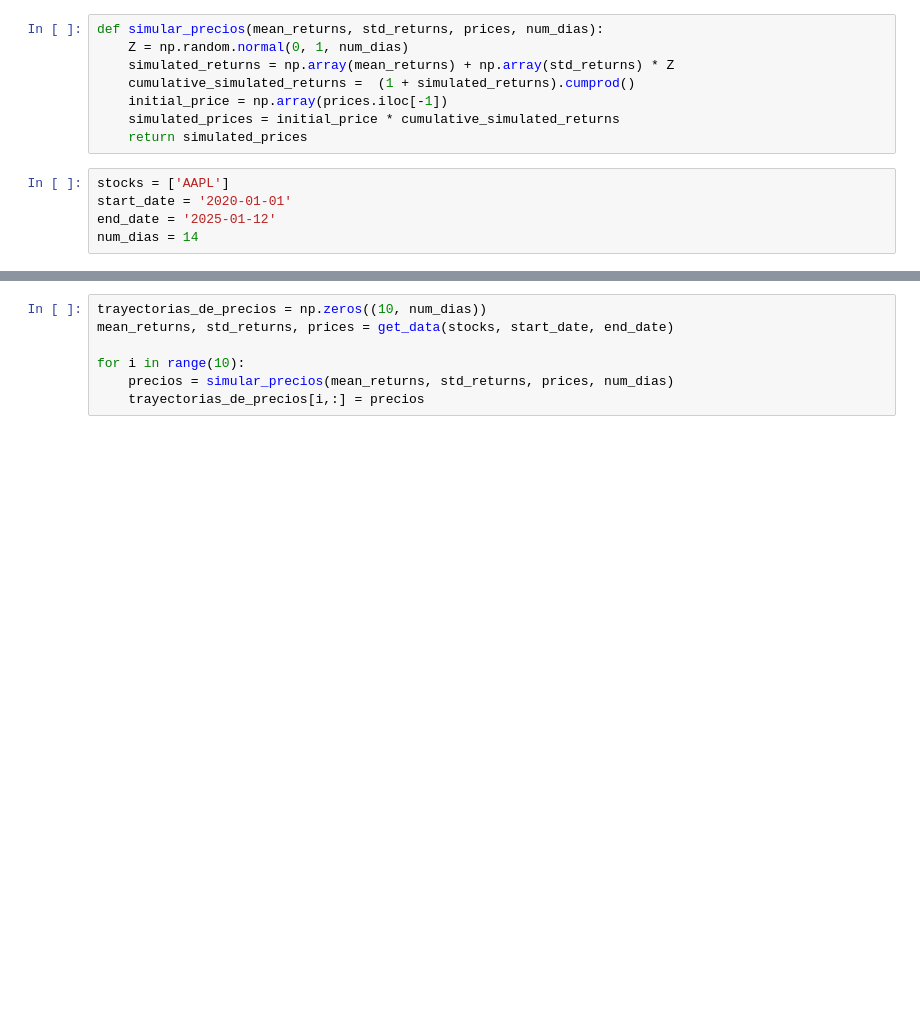
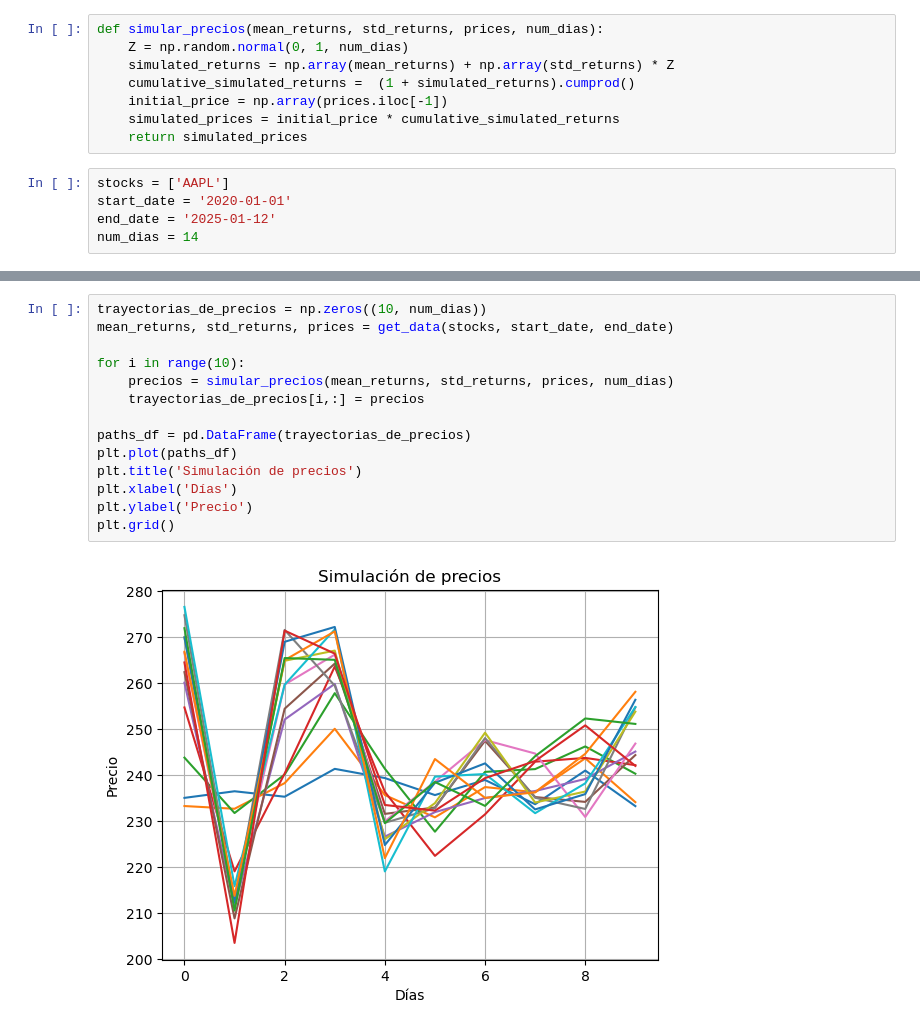
Before and after one commit to LuisMB09/sim_procesos_financieros, a Jupyter notebook: 05 - Simulación de rendimientos.ipynb, the cells around one changed output, grey strips where cells are left out. Saved outputs shown, nothing was run; the diff lists cells and outputs as text; blank space fills up the shorter version.

```diff
--- a/05 - Simulación de rendimientos.ipynb
+++ b/05 - Simulación de rendimientos.ipynb
@@ -31,7 +43,16 @@ num_dias = 14
 # %%
 trayectorias_de_precios = np.zeros((10, num_dias))
 mean_returns, std_returns, prices = get_data(stocks, start_date, end_date)
 
 for i in range(10):
     precios = simular_precios(mean_returns, std_returns, prices, num_dias)
     trayectorias_de_precios[i,:] = precios
+
+paths_df = pd.DataFrame(trayectorias_de_precios)
+plt.plot(paths_df)
+plt.title('Simulación de precios')
+plt.xlabel('Días')
+plt.ylabel('Precio')
+plt.grid()
+# %% [output]
+[figure, added]
```
Also changed, not shown: parts of 2 cells of this notebook.
